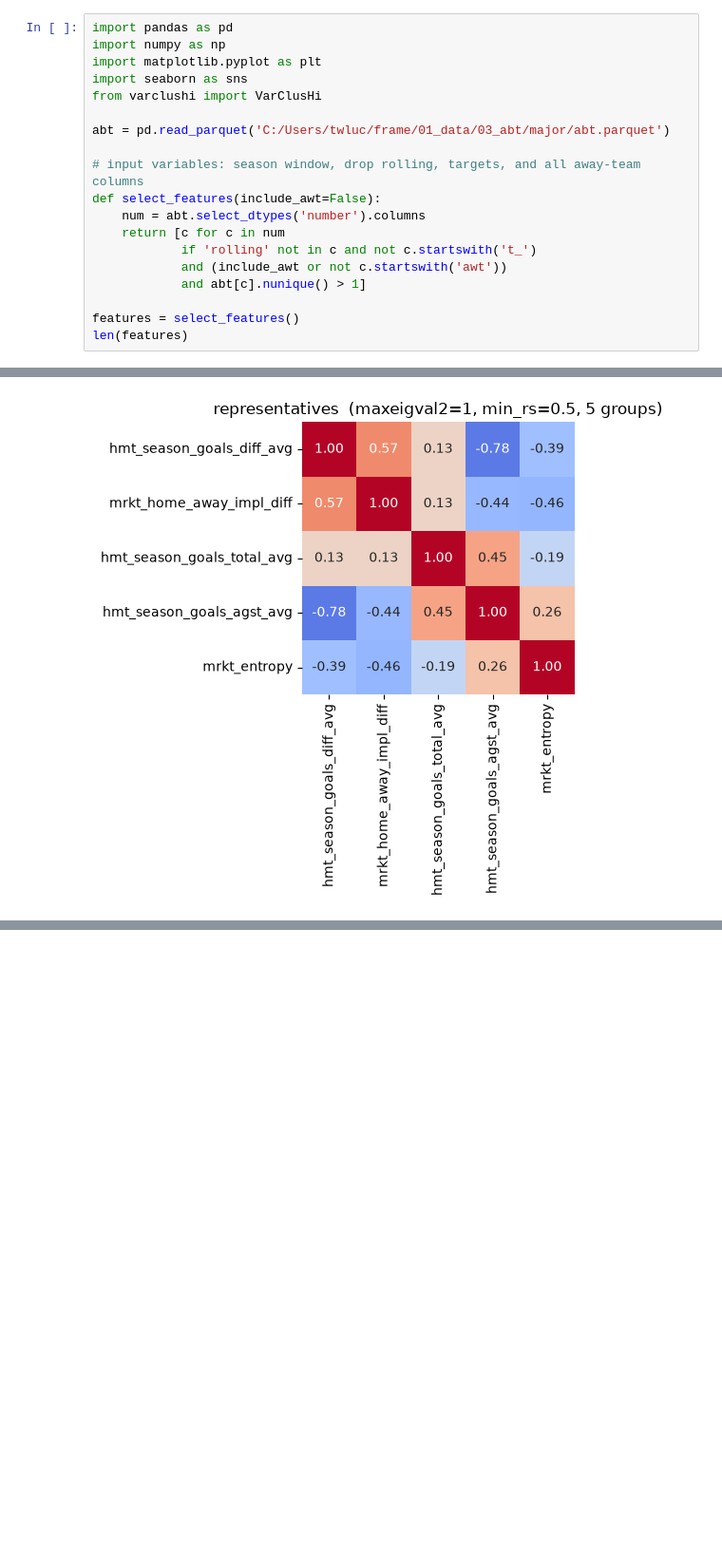
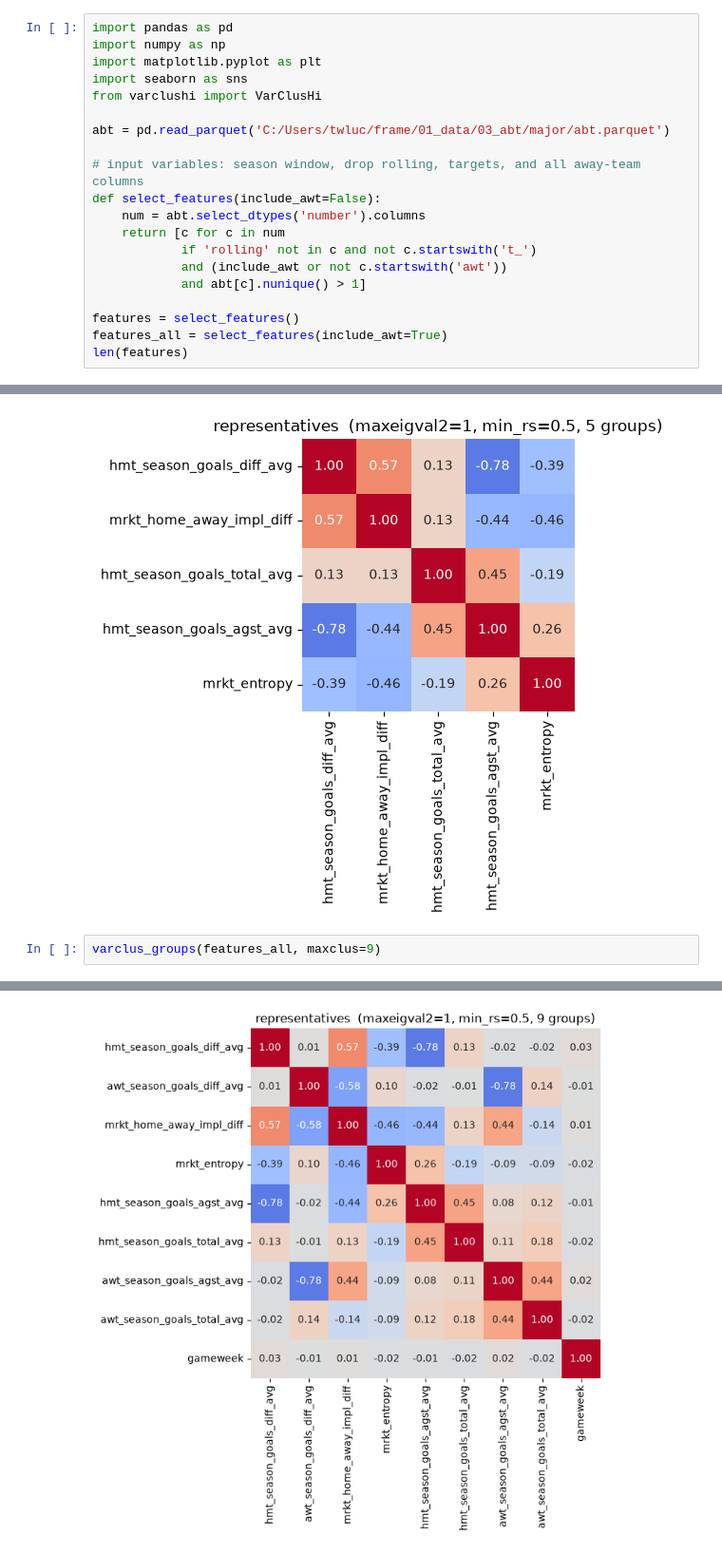
Before and after one commit to chrisreglinski/frame, a Jupyter notebook: 03_notebooks/features/feature_varclus_groups.ipynb, the cells around one changed output, grey strips where cells are left out. Shown at 95% size. Saved outputs shown, nothing was run; the diff lists cells and outputs as text; blank space fills up the shorter version.

```diff
--- a/03_notebooks/features/feature_varclus_groups.ipynb
+++ b/03_notebooks/features/feature_varclus_groups.ipynb
@@ -16,6 +16,7 @@ def select_features(include_awt=False):
             and abt[c].nunique() > 1]
 
 features = select_features()
+features_all = select_features(include_awt=True)
 len(features)
 # %% [output]
 89
@@ -77,3 +78,6 @@ hmt_season_goals_diff_avg
     time_uk_num
     travel_distance_km
 [figure]
+# %%
+varclus_groups(features_all, maxclus=9)
+# %% [output]
@@ -79,0 +101 @@ hmt_season_goals_diff_avg
+[figure, added]
```
Also changed, not shown: parts of 1 cell of this notebook, 1 other file.
